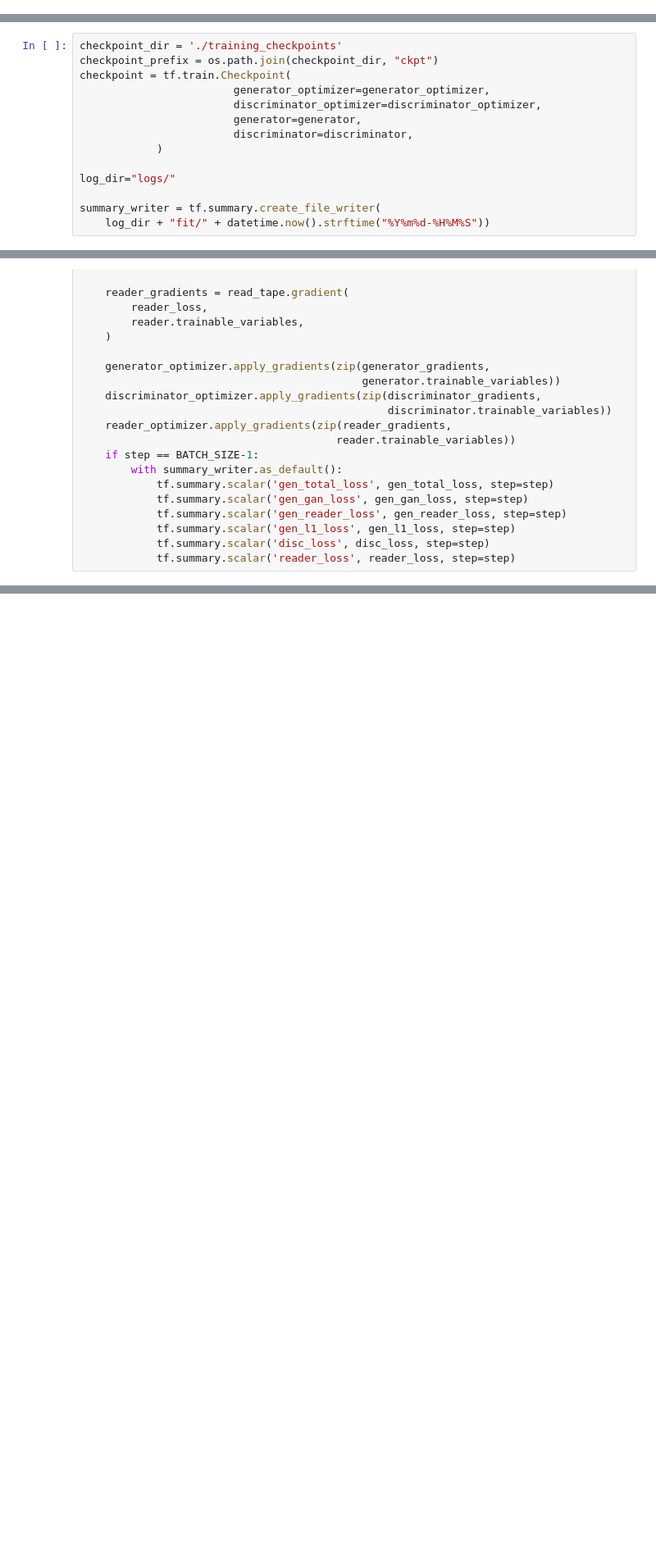
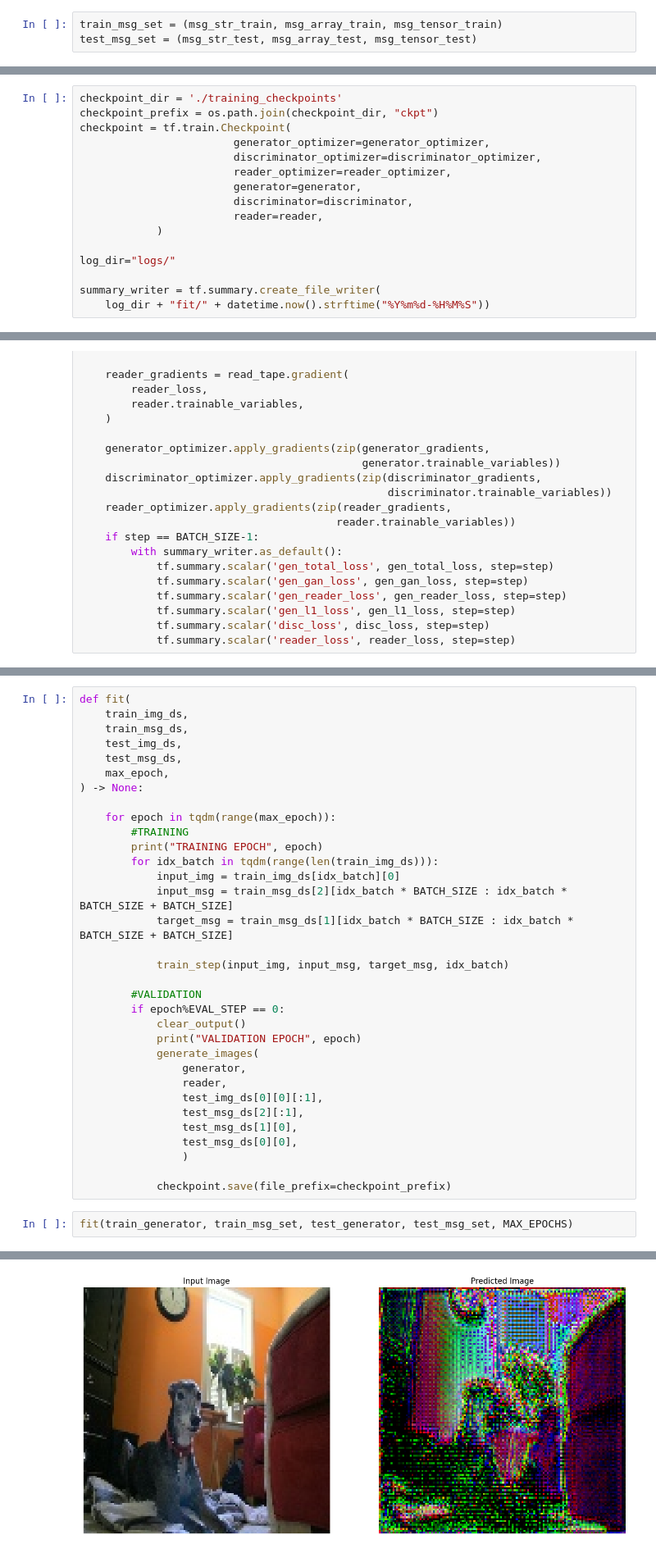
Before and after one commit to arthursrr/GhostSign, a Jupyter notebook: train.ipynb, the cells around one changed output, grey strips where cells are left out. Shown: that part at 82% size. Saved outputs shown, nothing was run; the diff lists cells and outputs as text; blank space fills up the shorter version.

```diff
--- a/train.ipynb
+++ b/train.ipynb
@@ -156,3 +152,6 @@ True
+# %%
+train_msg_set = (msg_str_train, msg_array_train, msg_tensor_train)
+test_msg_set = (msg_str_test, msg_array_test, msg_tensor_test)
 # %%
 generator = model.Generator()
 discriminator = model.Discriminator()
@@ -170,8 +169,10 @@ checkpoint_prefix = os.path.join(checkpoint_dir, "ckpt")
 checkpoint = tf.train.Checkpoint(
                         generator_optimizer=generator_optimizer,
                         discriminator_optimizer=discriminator_optimizer,
+                        reader_optimizer=reader_optimizer,
                         generator=generator,
                         discriminator=discriminator,
+                        reader=reader,
             )
 
 log_dir="logs/"
@@ -345,0 +270,36 @@ def fit(
+# %%
+def fit(
+    train_img_ds,
+    train_msg_ds,
+    test_img_ds,
+    test_msg_ds,
+    max_epoch,
+) -> None:
+
+    for epoch in tqdm(range(max_epoch)):
+        #TRAINING
+        print("TRAINING EPOCH", epoch)
+        for idx_batch in tqdm(range(len(train_img_ds))):
+            input_img = train_img_ds[idx_batch][0]
+            input_msg = train_msg_ds[2][idx_batch * BATCH_SIZE : idx_batch * BATCH_SIZE + BATCH_SIZE]
+            target_msg = train_msg_ds[1][idx_batch * BATCH_SIZE : idx_batch * BATCH_SIZE + BATCH_SIZE]
+
+            train_step(input_img, input_msg, target_msg, idx_batch)
+
+        #VALIDATION
+        if epoch%EVAL_STEP == 0:
+            clear_output()
+            print("VALIDATION EPOCH", epoch)
+            generate_images(
+                generator,
+                reader,
+                test_img_ds[0][0][:1],
+                test_msg_ds[2][:1],
+                test_msg_ds[1][0],
+                test_msg_ds[0][0],
+                )
+
+            checkpoint.save(file_prefix=checkpoint_prefix)
+# %%
+fit(train_generator, train_msg_set, test_generator, test_msg_set, MAX_EPOCHS)
+# %% [output]
@@ -345,0 +312 @@ def fit(
+[figure, added]
```
Also changed, not shown: parts of 20 cells of this notebook, 2 other files.
